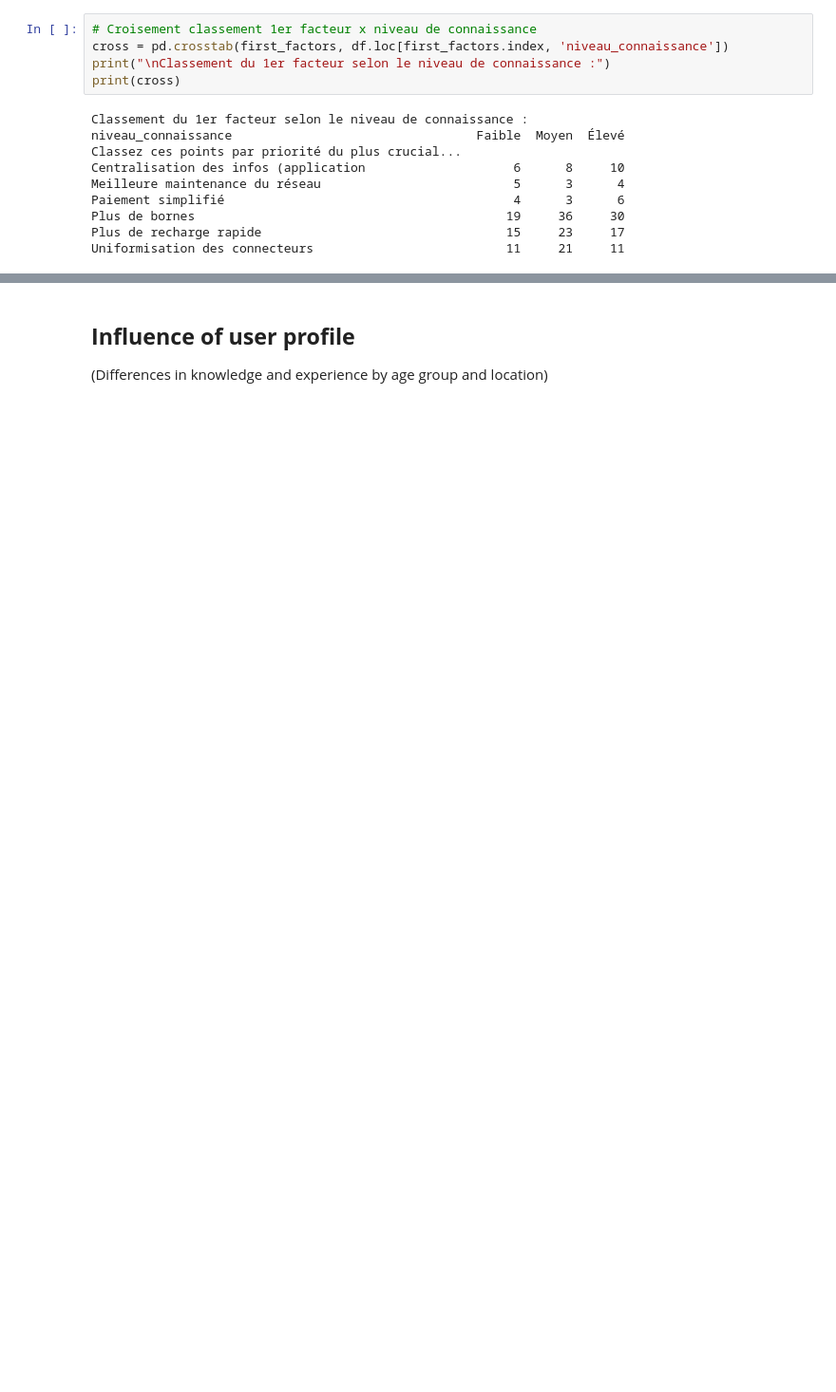
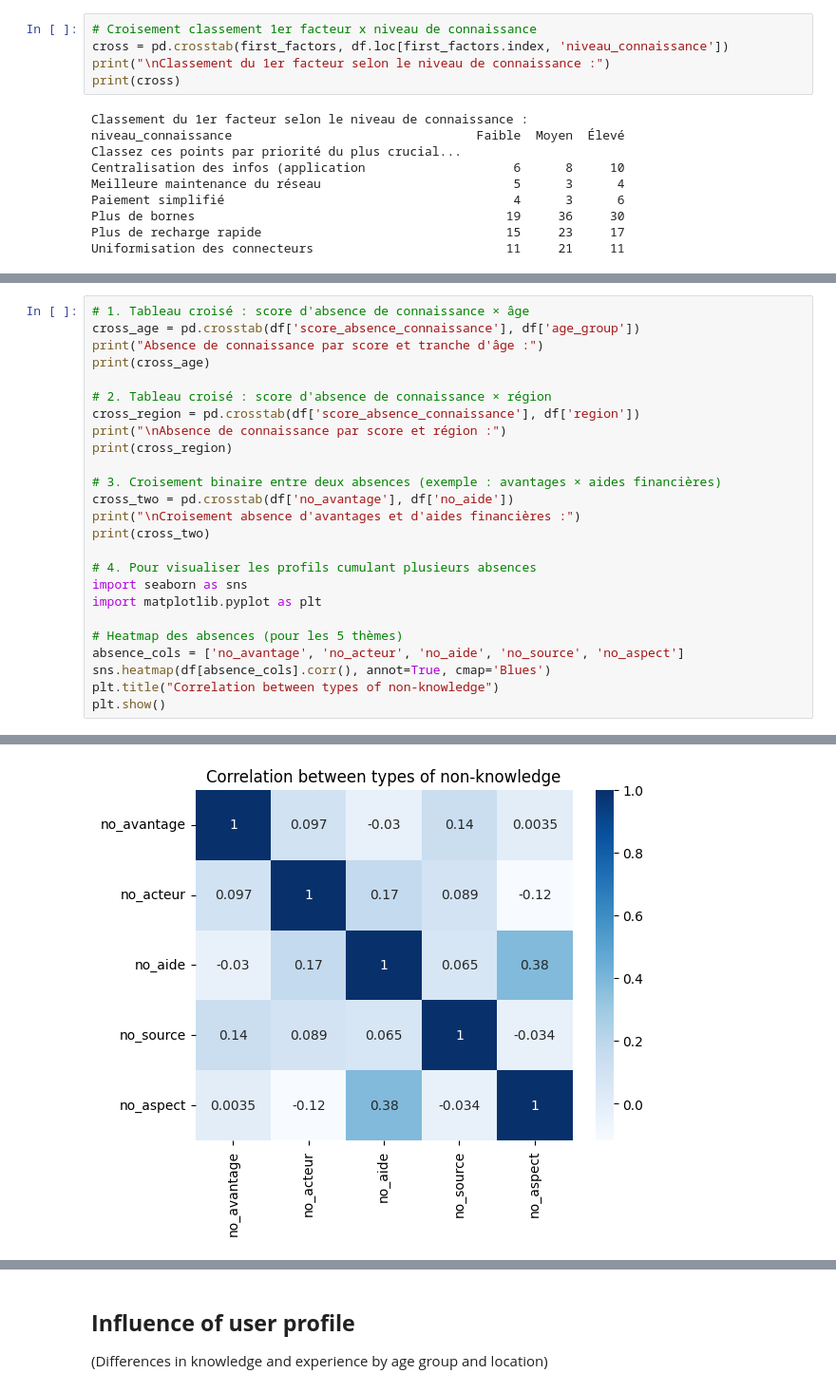
Before and after one commit to Man-G0/EvThesis, a Jupyter notebook: Consumer Knowledge Factors Analysis.ipynb, the cells around one changed output, grey strips where cells are left out. Shown: that part at 95% size. Cells and saved outputs as stored; diff of their text form; blank space fills up the shorter version.

```diff
--- a/Consumer Knowledge Factors Analysis.ipynb
+++ b/Consumer Knowledge Factors Analysis.ipynb
@@ -360,0 +837,26 @@ Uniformisation des connecteurs                          11     21     11
+# %%
+# 1. Tableau croisé : score d'absence de connaissance × âge
+cross_age = pd.crosstab(df['score_absence_connaissance'], df['age_group'])
+print("Absence de connaissance par score et tranche d'âge :")
+print(cross_age)
+
+# 2. Tableau croisé : score d'absence de connaissance × région
+cross_region = pd.crosstab(df['score_absence_connaissance'], df['region'])
+print("\nAbsence de connaissance par score et région :")
+print(cross_region)
+
+# 3. Croisement binaire entre deux absences (exemple : avantages × aides financières)
+cross_two = pd.crosstab(df['no_avantage'], df['no_aide'])
+print("\nCroisement absence d'avantages et d'aides financières :")
+print(cross_two)
+
+# 4. Pour visualiser les profils cumulant plusieurs absences
+import seaborn as sns
+import matplotlib.pyplot as plt
+
+# Heatmap des absences (pour les 5 thèmes)
+absence_cols = ['no_avantage', 'no_acteur', 'no_aide', 'no_source', 'no_aspect']
+sns.heatmap(df[absence_cols].corr(), annot=True, cmap='Blues')
+plt.title("Correlation between types of non-knowledge")
+plt.show()
+# %% [output]
@@ -360,0 +880 @@ Uniformisation des connecteurs                          11     21     11
+[figure, added]
```
Also changed, not shown: parts of 17 cells of this notebook, 9 other files.
